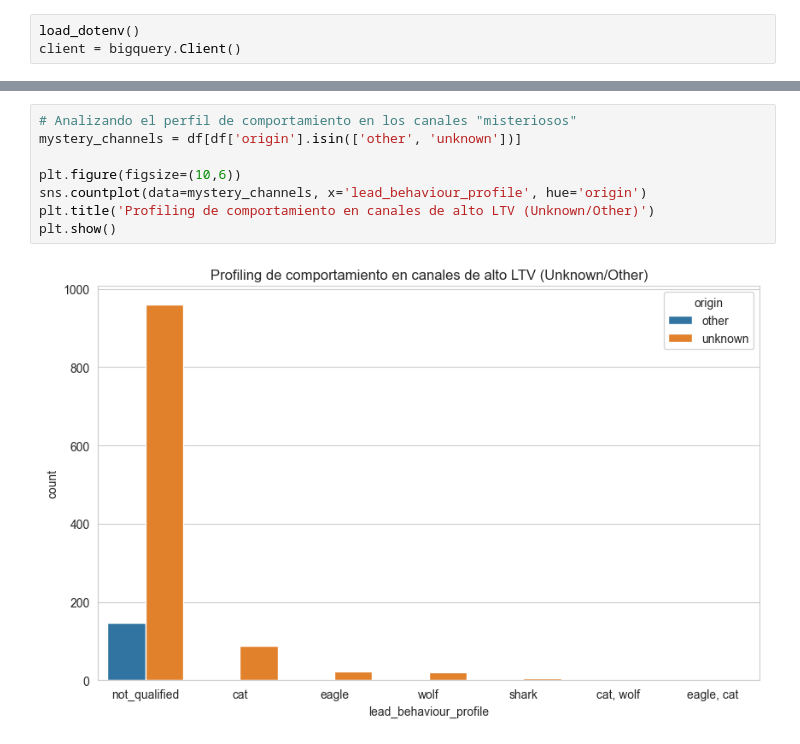
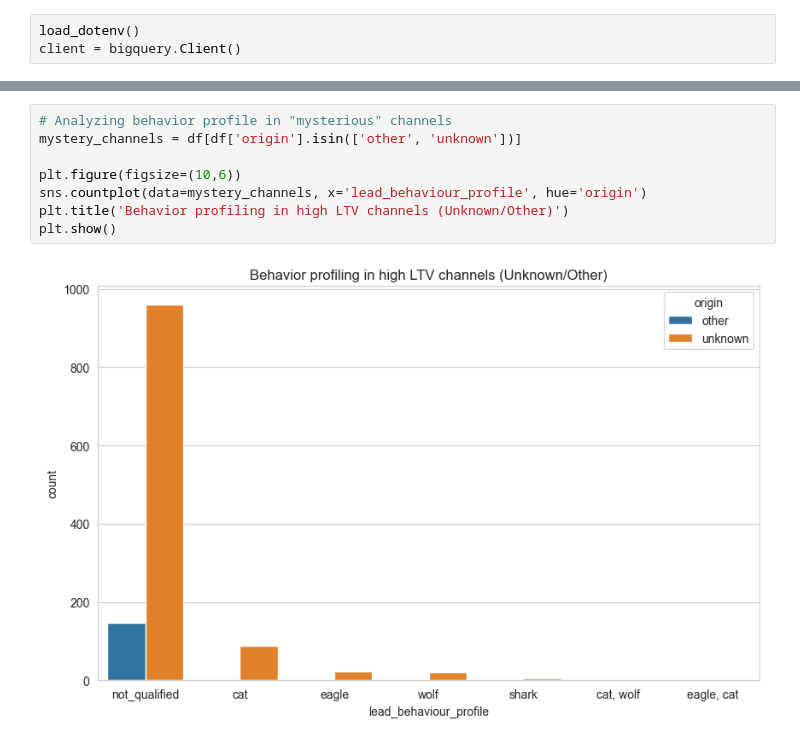
Before and after one commit to SteamyCupGames/Apex-Revenue-Engine, a Jupyter notebook: Notebooks/02_Strategic_Marketing_EDA.ipynb, the cells around one changed output, grey strips where cells are left out. Drawn from its saved outputs; the diff is of its cells as text.

```diff
--- a/Notebooks/02_Strategic_Marketing_EDA.ipynb
+++ b/Notebooks/02_Strategic_Marketing_EDA.ipynb
@@ -50,10 +74,10 @@ Mencionar este insight significativo y hacer Data Forensics
 # %%
-# Analizando el perfil de comportamiento en los canales "misteriosos"
+# Analyzing behavior profile in "mysterious" channels
 mystery_channels = df[df['origin'].isin(['other', 'unknown'])]
 
 plt.figure(figsize=(10,6))
 sns.countplot(data=mystery_channels, x='lead_behaviour_profile', hue='origin')
-plt.title('Profiling de comportamiento en canales de alto LTV (Unknown/Other)')
+plt.title('Behavior profiling in high LTV channels (Unknown/Other)')
 plt.show()
 # %% [output]
-[figure, old version]
+[figure, new version]
```
Also changed, not shown: parts of 14 cells of this notebook, 2 other files.
